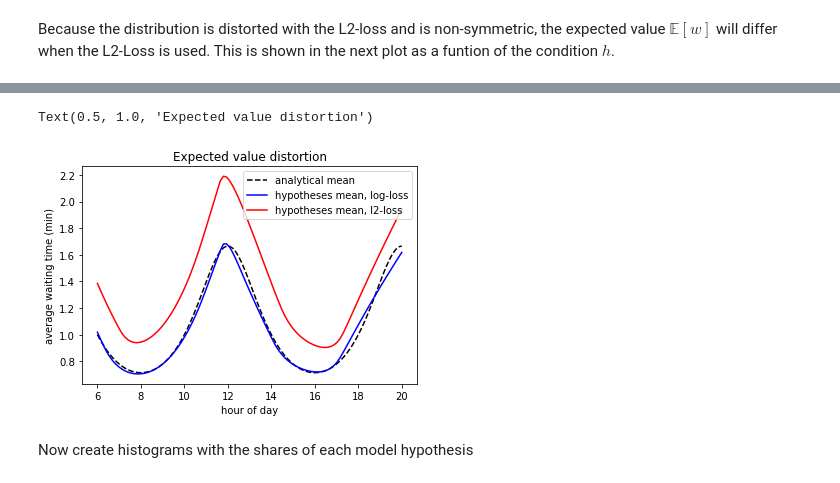
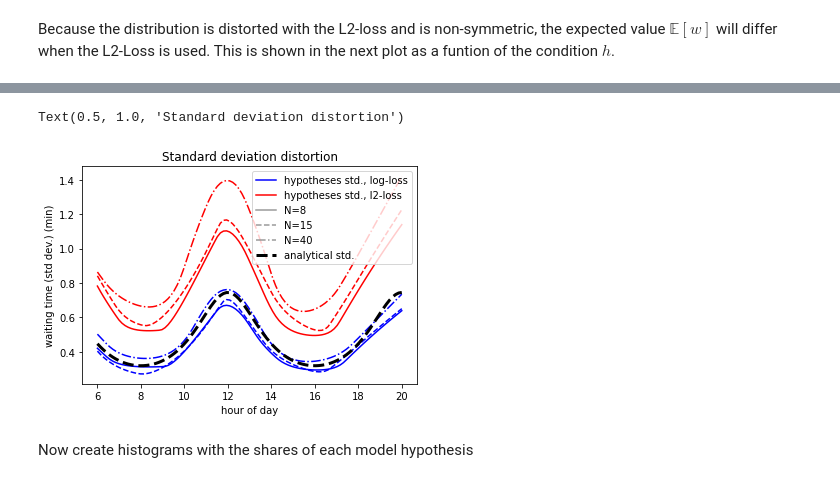
Before and after one commit to tleemann/dpmhp, a Jupyter notebook: DistributionPreservingMHP.ipynb, the cells around one changed output, grey strips where cells are left out. Drawn from its saved outputs; the diff is of its cells as text; code cells hidden in the pictures.

```diff
--- a/DistributionPreservingMHP.ipynb
+++ b/DistributionPreservingMHP.ipynb
@@ -743,5 +746,5 @@ plt.colorbar(shrink = 0.5)
 # %%
-my_model = MHPModel1D(neur_hidden=80, num_hypotheses=15)
+my_model = MHPModel1D(neur_hidden=80, num_hypotheses=num_hypotheses)
 # %%
 optimizer = optim.Adam(my_model.parameters(), lr=1e-3)
 # %% [markdown]
@@ -757,7 +760,8 @@ plot_hypotheses(my_model, torch.linspace(-1,1, 200))
 # %% [markdown]
 Start out with the l2-loss (order is not important)
 # %%
-for i in range(20):
+for i in range(int(2*num_hypotheses)):
     train_mhp_model(my_model, optimizer, draw_samples_callcenter_normalized, nearest_l2_loss_nd, 3000, 1000, 0.0)
-    plot_hypotheses(my_model, torch.linspace(-1,1, 200))
+    if i % 5 == 4:
+        plot_hypotheses(my_model, torch.linspace(-1,1, 200))
 # %% [output]
@@ -782,7 +792,7 @@ torch.save( my_model.state_dict(), "data/callcenter_l2.dat")
 # %%
-# Run this cell until satisfied with the result
-for i in range(5):
+for i in range(int(2*num_hypotheses)):
     optimizer = optim.Adam(my_model.parameters(), lr=1e-4)
-    train_mhp_model(my_model, optimizer, draw_samples_callcenter_normalized, nearest_log_loss_nd_delta, 5000, 1000, 0.00)
-    plot_hypotheses(my_model, torch.linspace(-1,1, 200))
+    train_mhp_model(my_model, optimizer, draw_samples_callcenter_normalized, nearest_log_loss_nd_delta, 5000, 1000, 0.01 if i < 5 else 0.0)
+    if i % 5 == 4:
+        plot_hypotheses(my_model, torch.linspace(-1,1, 200))
 # %% [output]
@@ -797,6 +805,8 @@ torch.save(my_model.state_dict(), "data/callcenter_log.dat")
 # %%
 # Load a model (optional, if you have not trained one yourself)
-my_model.load_state_dict(torch.load("data/callcenter_log.dat"))
+num_hypotheses = 40
+my_model = MHPModel1D(neur_hidden=80, num_hypotheses=num_hypotheses)
+my_model.load_state_dict(torch.load(f"data/callcenter_log_{num_hypotheses}_hyp.dat"))
 # %% [output]
 <All keys matched successfully>
 # %% [markdown]
@@ -824,27 +868,31 @@ Because the distribution is distorted with the L2-loss and is non-symmetric, the
 # %%
-my_model_log = MHPModel1D(neur_hidden=80, num_hypotheses=15)
-my_model_l2 = MHPModel1D(neur_hidden=80, num_hypotheses=15)
-my_model_log.load_state_dict(torch.load("data/callcenter_log.dat"))
-my_model_l2.load_state_dict(torch.load("data/callcenter_l2.dat"))
+for i, n in enumerate(num_hypotheses):
+    my_model_log = MHPModel1D(neur_hidden=80, num_hypotheses=n)
+    my_model_l2 = MHPModel1D(neur_hidden=80, num_hypotheses=n)
+    my_model_log.load_state_dict(torch.load(f"data/callcenter_log_{n}_hyp.dat"))
+    my_model_l2.load_state_dict(torch.load(f"data/callcenter_l2_{n}_hyp.dat"))
 
-condition_norm = torch.linspace(-1, 1, 100)
-condition_denorm = condition_norm*7+13
-#
-analytical_exp = 5/arrival_rate(condition_denorm)
+    condition_norm = torch.linspace(-1, 1, 100)
+    condition_denorm = condition_norm*7+13
+    model_res1 = (my_model_log(condition_norm.reshape(-1,1)).detach()*0.6+1).std(dim=1)
+    model_res2 = (my_model_l2(condition_norm.reshape(-1,1)).detach()*0.6+1).std(dim=1)
+    if i == 0:
+        plt.plot(condition_denorm, model_res1, "b"+line_sty[i], label = "hypotheses std., log-loss")
+        plt.plot(condition_denorm, model_res2, "r"+line_sty[i], label = "hypotheses std., l2-loss")
+    else:
+        plt.plot(condition_denorm, model_res1, "b"+line_sty[i])
+        plt.plot(condition_denorm, model_res2, "r"+line_sty[i])
+    plt.plot([],[], "0.6", linestyle=line_sty[i], label="N="+str(n))
 
-model_res1 = my_model_log(condition_norm.reshape(-1,1)).detach().mean(dim=1)*0.6+1
-model_res2 = my_model_l2(condition_norm.reshape(-1,1)).detach().mean(dim=1)*0.6+1
-
-plt.plot(condition_denorm, analytical_exp, "--k", label = "analytical mean")
-plt.plot(condition_denorm, model_res1, "b", label = "hypotheses mean, log-loss")
-plt.plot(condition_denorm, model_res2, "r", label = "hypotheses mean, l2-loss")
+analytical_std = np.sqrt(5)/arrival_rate(condition_denorm)
+plt.plot(condition_denorm, analytical_std, "--k", label = "analytical std.", linewidth=3.0)
 plt.legend()
 plt.xlabel("hour of day")
-plt.ylabel("average waiting time (min)")
-plt.title("Expected value distortion")
+plt.ylabel("waiting time (std dev.) (min)")
+plt.title("Standard deviation distortion")
 # %% [output]
-Text(0.5, 1.0, 'Expected value distortion')
+Text(0.5, 1.0, 'Standard deviation distortion')
-[figure, old version]
+[figure, new version]
 # %% [markdown]
 Now create histograms with the shares of each model hypothesis
 # %%
```
Also changed, not shown: parts of 15 cells of this notebook, 8 other files.
